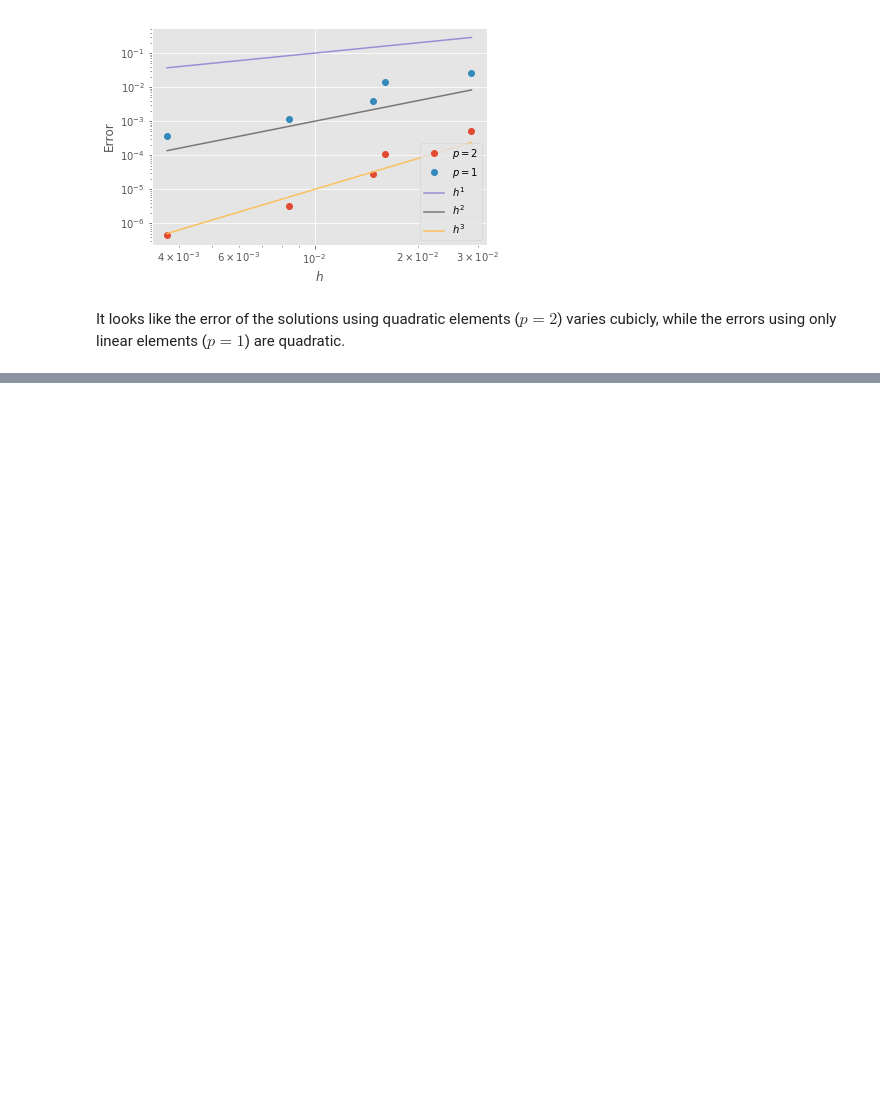
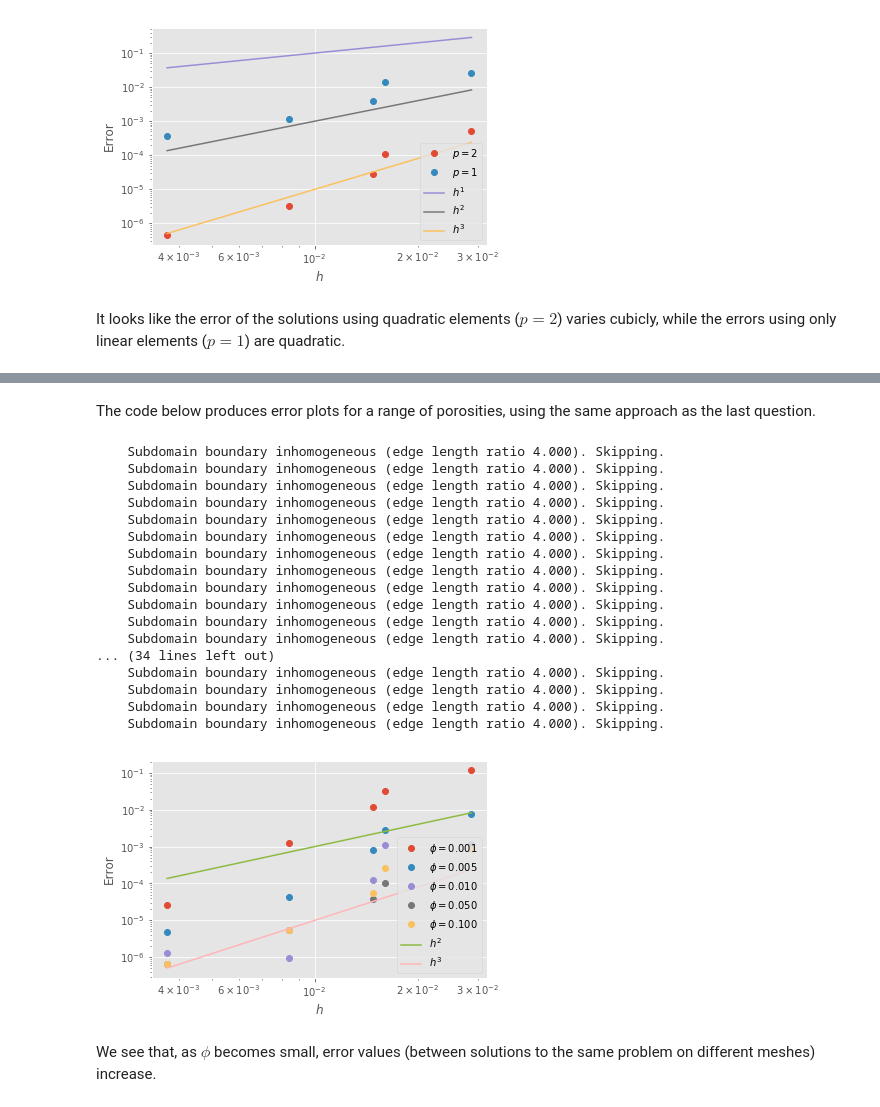
Before and after one commit to j-emmel/class, a Jupyter notebook: hw5/hw5.ipynb, the cells around one changed output, grey strips where cells are left out. Cells and saved outputs as stored; diff of their text form; code cells hidden in the pictures; blank space fills up the shorter version.

```diff
--- a/hw5/hw5.ipynb
+++ b/hw5/hw5.ipynb
@@ -317,0 +336,45 @@ Next, we'll look at what happens to the solution as porosity changes.
+# %% [markdown]
+The code below produces error plots for a range of porosities, using the same approach as the last question.
+# %%
+lcars = numpy.geomspace(.1, 1, 5)[::-1]
+
+def errors_porosities():
+    lcars = numpy.geomspace(.1, 1, 5)[::-1]
+    porosities = [0.001, 0.005, 0.01, 0.05, 0.1] #, 0.3, 0.8, 0.9, 0.99]
+
+    pyplot.figure()
+
+    for phi in porosities:
+        r = numpy.array([error(lcar, 2, 1, phi) for lcar in lcars])
+        hs, errors = r[:,0], r[:,1]
+        pyplot.loglog(hs, errors, 'o', label="$\phi={:0.3f}$".format(phi))
+
+    for power in (2,3):
+        pyplot.loglog(hs, 10 * hs**power, label='$h^{}$'.format(power))
+
+    pyplot.xlabel('$h$')
+    pyplot.ylabel('Error')
+    pyplot.legend(loc='lower right');
+
+errors_porosities()
+# %% [output]
+    Subdomain boundary inhomogeneous (edge length ratio 4.000). Skipping.
+    Subdomain boundary inhomogeneous (edge length ratio 4.000). Skipping.
+    Subdomain boundary inhomogeneous (edge length ratio 4.000). Skipping.
+    Subdomain boundary inhomogeneous (edge length ratio 4.000). Skipping.
+    Subdomain boundary inhomogeneous (edge length ratio 4.000). Skipping.
+    Subdomain boundary inhomogeneous (edge length ratio 4.000). Skipping.
+    Subdomain boundary inhomogeneous (edge length ratio 4.000). Skipping.
+    Subdomain boundary inhomogeneous (edge length ratio 4.000). Skipping.
+    Subdomain boundary inhomogeneous (edge length ratio 4.000). Skipping.
+    Subdomain boundary inhomogeneous (edge length ratio 4.000). Skipping.
+    Subdomain boundary inhomogeneous (edge length ratio 4.000). Skipping.
+    Subdomain boundary inhomogeneous (edge length ratio 4.000). Skipping.
+... (34 lines left out)
+    Subdomain boundary inhomogeneous (edge length ratio 4.000). Skipping.
+    Subdomain boundary inhomogeneous (edge length ratio 4.000). Skipping.
+    Subdomain boundary inhomogeneous (edge length ratio 4.000). Skipping.
+    Subdomain boundary inhomogeneous (edge length ratio 4.000). Skipping.
+[figure, added]
+# %% [markdown]
+We see that, as $\phi$ becomes small, error values (between solutions to the same problem on different meshes) increase.
```
Also changed, not shown: parts of 6 cells of this notebook, 1 other file.
